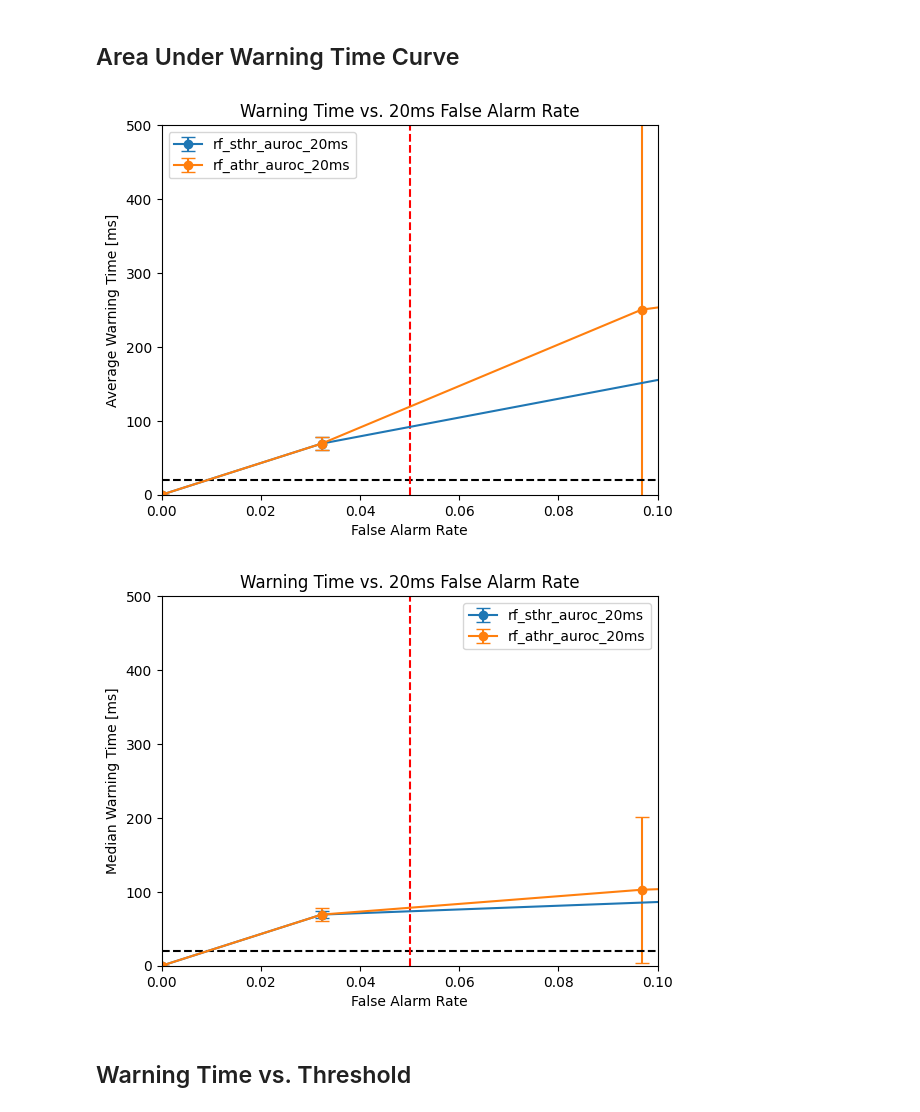
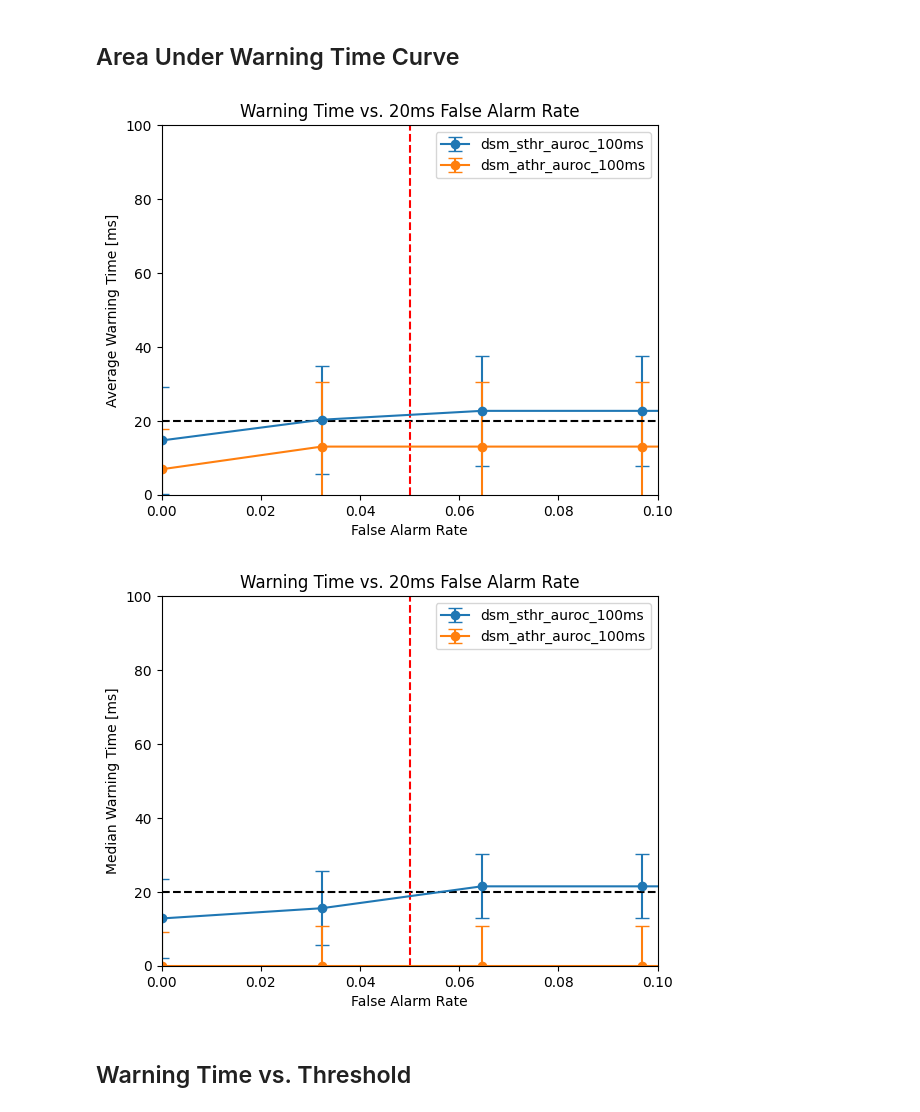
Before and after one commit to MIT-PSFC/disruption-survival-analysis, a Jupyter notebook: Run Experiments.ipynb, the cells around one changed output. Drawn from its saved outputs; the diff is of its cells as text; code cells hidden in the pictures.

```diff
--- a/Run Experiments.ipynb
+++ b/Run Experiments.ipynb
@@ -14,15 +14,15 @@ from disruption_survival_analysis.plot_experiments import plot_risk_compare_mode
 from disruption_survival_analysis.plot_experiments import plot_disruptive_vs_non_disruptive_shot_durations
 
 device = 'synthetic'
-dataset_path = 'test'
+dataset_path = 'test_2'
 #device = 'cmod'
 #dataset_path = 'preliminary_dataset_no_ufo'
 
 # models, alarms, metrics, and minimum warning times to use
-models = ['rf']
-alarms = ['sthr', 'athr']
-metrics = ['auroc']
-min_warning_times = [0.02]
+models = ['dsm', 'rf']
+alarms = ['sthr', 'athr', 'hyst']
+metrics = ['auroc', 'auwtc']
+min_warning_times = [0.02, 0.1]
 
 # Load models and create experiments
 experiment_groups = create_experiment_groups(device, dataset_path, models, alarms, metrics, min_warning_times)
@@ -42,7 +49,7 @@ Loaded model from models/synthetic/test/rf_athr_auroc_20ms.pkl
 
 See how the models perform at the individual timeslice level across the entire database.
 # %%
-experiment_list = get_experiments(experiment_groups, ['auroc'])
+experiment_list = get_experiments(experiment_groups, ['dsm', 'sthr', 'auroc', 0.1], ['dsm', 'athr', 'auroc', 0.1])
 plot_auroc_timeslice_all_vs_horizon(experiment_list, disrupt_only=False)
 plot_auroc_timeslice_all_vs_horizon(experiment_list, disrupt_only=True)
 # %% [output]
@@ -51,7 +58,7 @@ plot_auroc_timeslice_all_vs_horizon(experiment_list, disrupt_only=True)
 # %% [markdown]
 ## Table of Metrics:
 # %%
-required_warning_time = 0.1
+required_warning_time = 0.02
 
 result_data = []
 for experiment in experiment_list:
@@ -80,11 +87,11 @@ plot_roc_curve(experiment_list, required_warning_time=required_warning_time)
 # %% [markdown]
 ## Area Under Warning Time Curve
 # %%
-plot_warning_time_vs_false_alarm_rate(experiment_list, cutoff_far=0.05, method='average')
-plot_warning_time_vs_false_alarm_rate(experiment_list, cutoff_far=0.05, method='median')
+plot_warning_time_vs_false_alarm_rate(experiment_list, required_warning_time=required_warning_time, cutoff_far=0.05, method='average')
+plot_warning_time_vs_false_alarm_rate(experiment_list, required_warning_time=required_warning_time, cutoff_far=0.05, method='median')
 # %% [output]
-[figure, old version]
+[figure, new version]
-[figure, old version]
+[figure, new version]
 # %% [markdown]
 ## Warning Time vs. Threshold
 # %%
```
Also changed, not shown: parts of 6 cells of this notebook, 5 other files.
